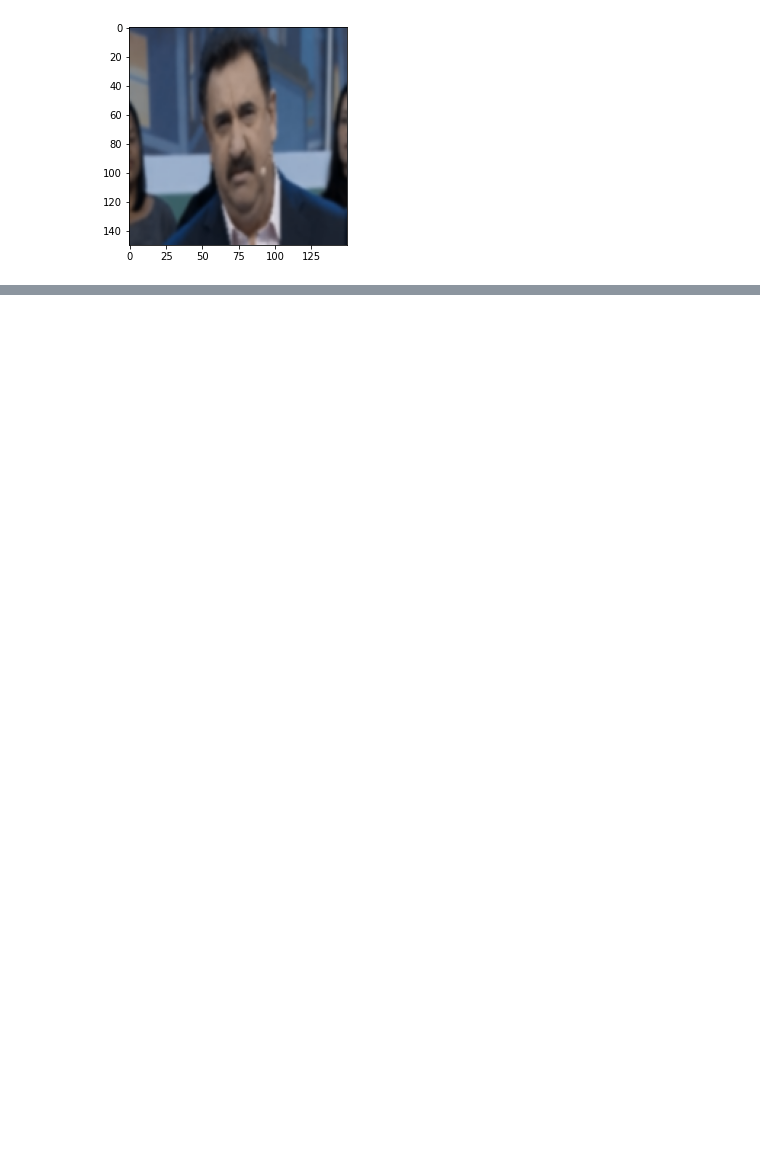
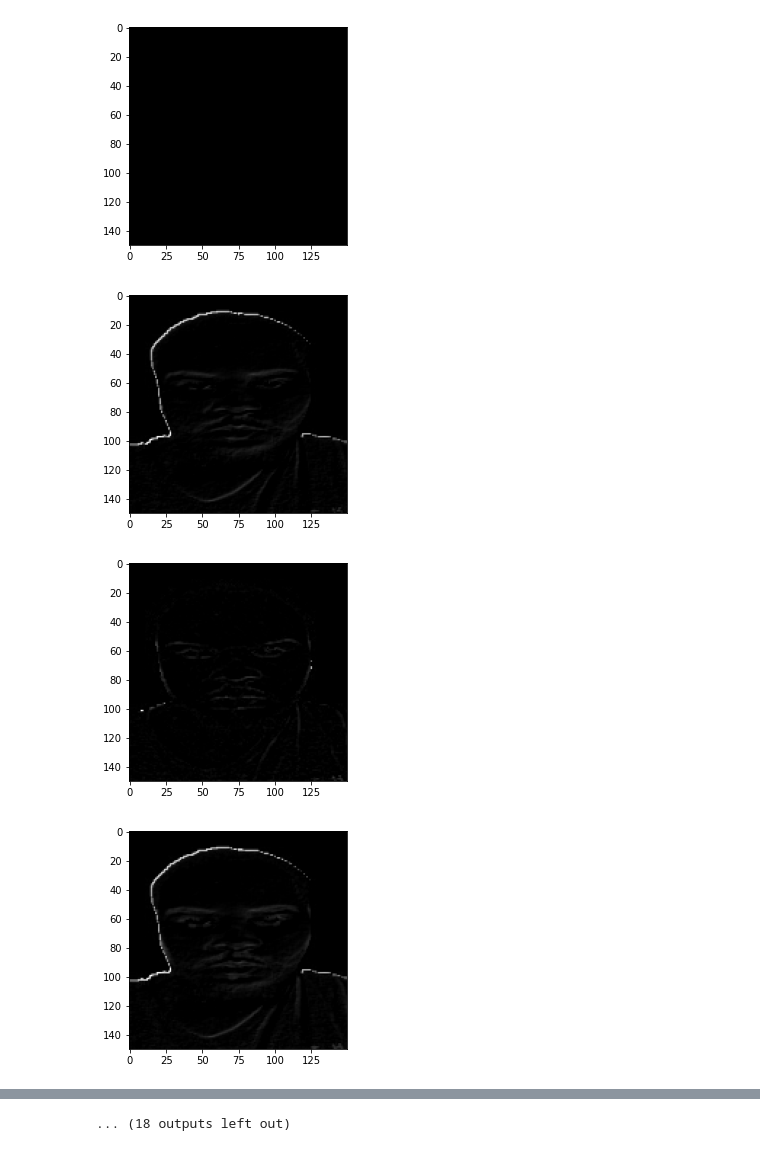
Before and after one commit to Birunda3000/Comp-cognitiva-atlantico-bootcamp, a Jupyter notebook: projeto/pdi2/preprocessamento-canny2.ipynb, the cells around one changed output, grey strips where cells are left out. Cells and saved outputs as stored; diff of their text form; code cells hidden in the pictures; blank space fills up the shorter version.

```diff
--- a/projeto/pdi2/preprocessamento-canny2.ipynb
+++ b/projeto/pdi2/preprocessamento-canny2.ipynb
@@ -115,5 +164,0 @@ def gaussian_blur(img, kernel_size):
-# %%
-plt.imshow(gaussian(img), cmap='gray')
-plt.show()
-# %% [output]
-[figure, removed]
@@ -119,0 +175,7 @@ plt.show()
+# %%
+top_hat(img)
+# %% [output]
+[figure, added]
+[figure, added]
+[figure, added]
+[figure, added]
@@ -119,0 +190 @@ plt.show()
+... (18 outputs left out)
```
Also changed, not shown: parts of 8 cells of this notebook, 12 other files.
